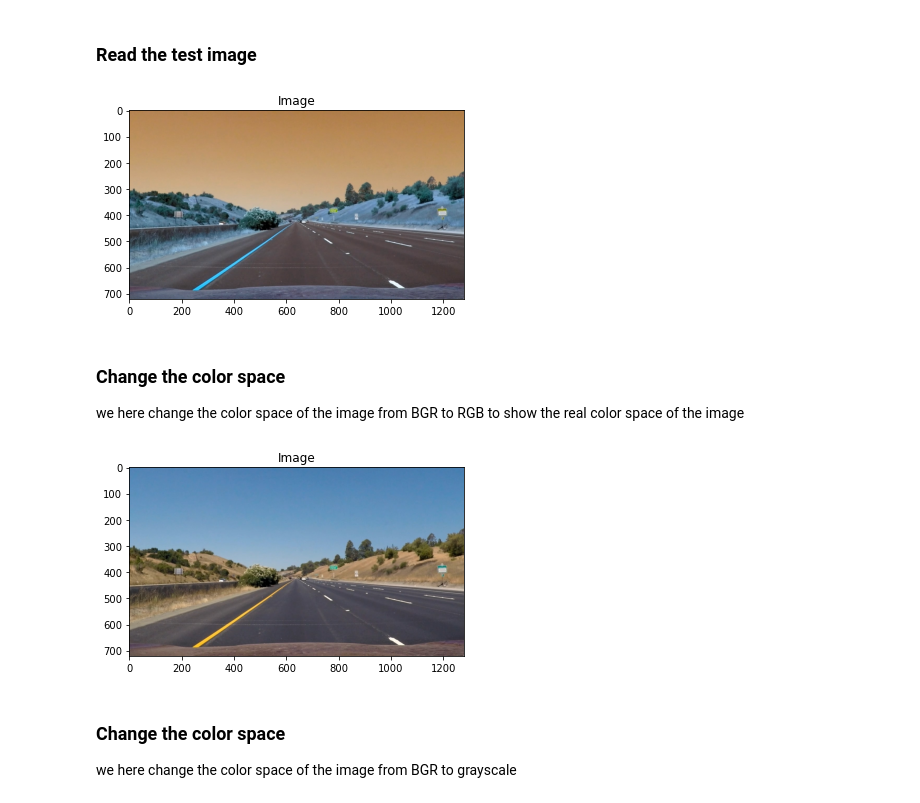
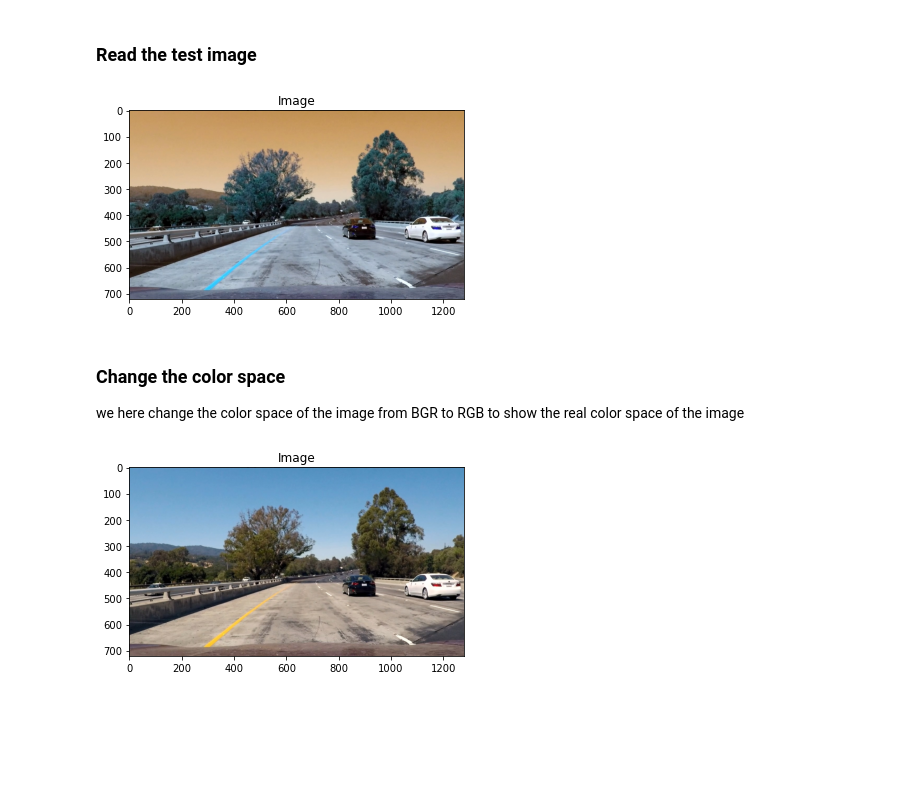
Before and after one commit to mahmodKhaled/Simple-Perception-Stack-for-Self-Driving-Cars, a Jupyter notebook: test_image_detection.ipynb, the cells around one changed output. Saved outputs shown, nothing was run; the diff lists cells and outputs as text; code cells hidden in the pictures; blank space fills up the shorter version.

```diff
--- a/test_image_detection.ipynb
+++ b/test_image_detection.ipynb
@@ -17,10 +17,10 @@ def show_image(image , title = "Image" , color_map = "gray") :
 # %% [markdown]
 ### Read the test image
 # %%
-test_image = cv.imread("test_images/straight_lines1.jpg")
+test_image = cv.imread("test_images/test1.jpg")
 show_image(test_image)
 # %% [output]
-[figure, old version]
+[figure, new version]
 # %% [markdown]
 ### Change the color space
 we here change the color space of the image from BGR to RGB to show the real color space of the image
@@ -28,7 +28,4 @@ we here change the color space of the image from BGR to RGB to show the real col
 RGB_test_image = cv.cvtColor(test_image , cv.COLOR_BGR2RGB)
 show_image(RGB_test_image)
 # %% [output]
-[figure, old version]
+[figure, new version]
-# %% [markdown]
-### Change the color space
-we here change the color space of the image from BGR to grayscale
```
Also changed, not shown: parts of 19 cells of this notebook.
